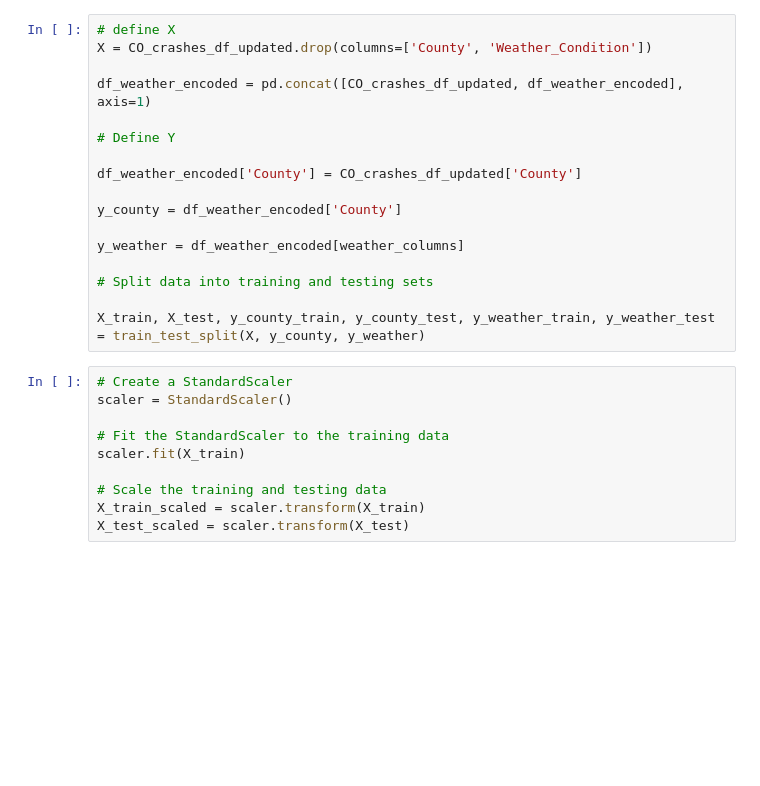
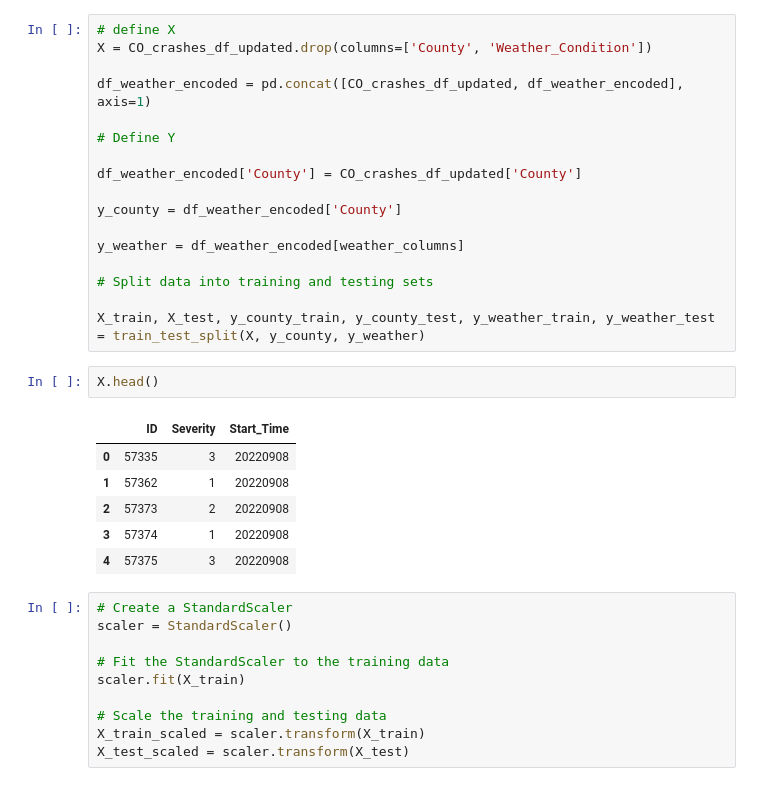
Before and after one commit to tbrown14611/Project_3, a Jupyter notebook: pyTorch_example.ipynb, the cells around one changed output. Saved outputs shown, nothing was run; the diff lists cells and outputs as text; blank space fills up the shorter version.

```diff
--- a/pyTorch_example.ipynb
+++ b/pyTorch_example.ipynb
@@ -274,6 +294,15 @@ y_weather = df_weather_encoded[weather_columns]
 # Split data into training and testing sets
 
 X_train, X_test, y_county_train, y_county_test, y_weather_train, y_weather_test = train_test_split(X, y_county, y_weather)
+# %%
+X.head()
+# %% [output]
+|  | ID | Severity | Start_Time |
+| 0 | 57335 | 3 | 20220908 |
+| 1 | 57362 | 1 | 20220908 |
+| 2 | 57373 | 2 | 20220908 |
+| 3 | 57374 | 1 | 20220908 |
+| 4 | 57375 | 3 | 20220908 |
 # %%
 # Create a StandardScaler
 scaler = StandardScaler()
```
Also changed, not shown: parts of 12 cells of this notebook.
